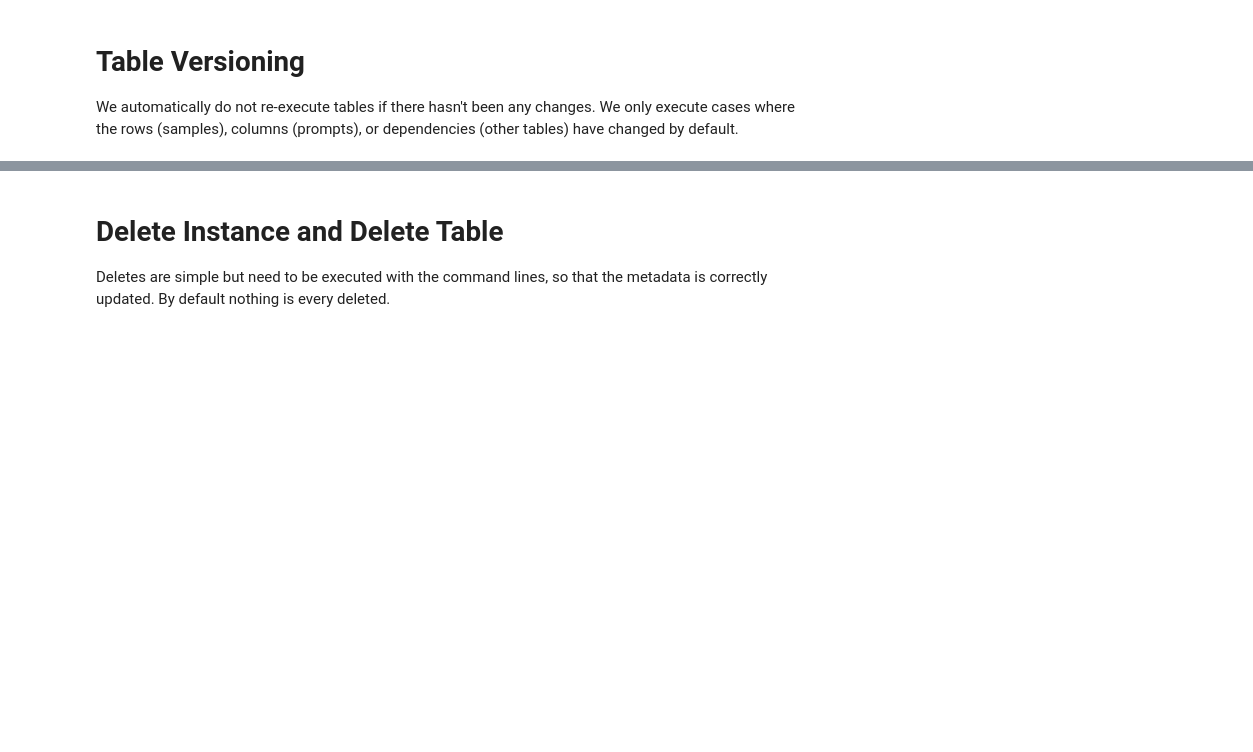
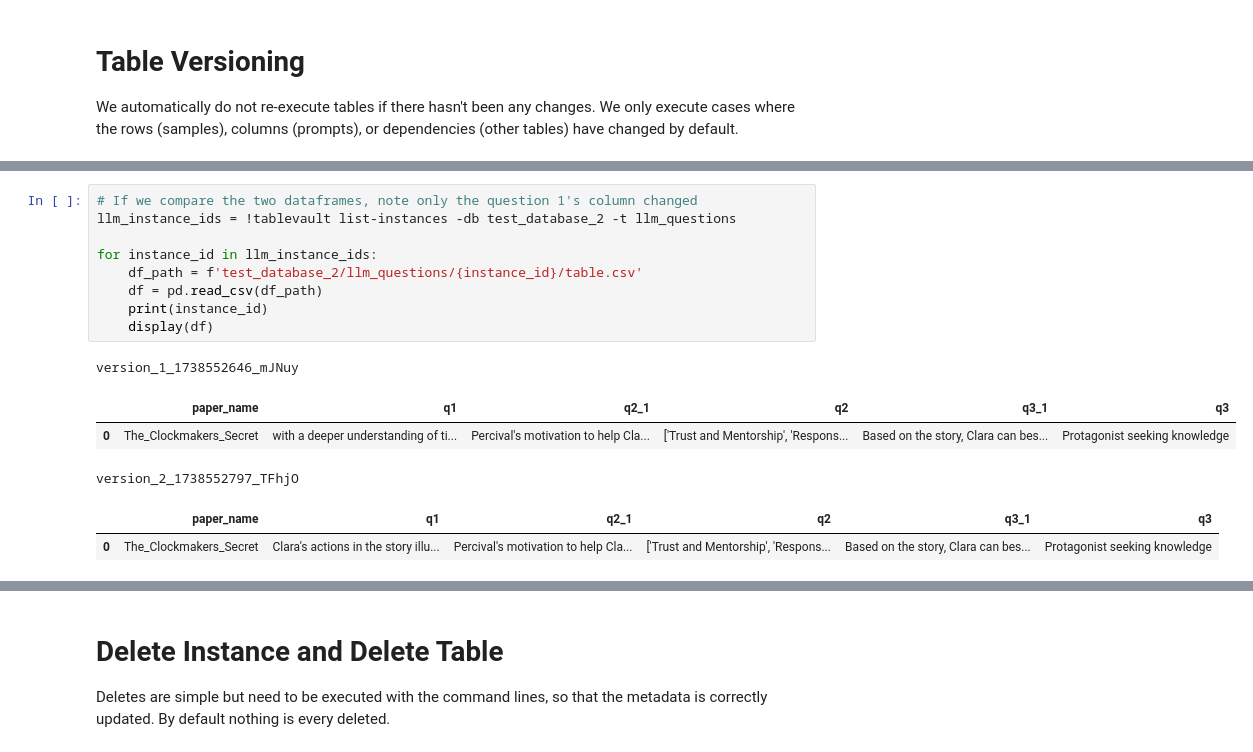
Before and after one commit to j2zhao/tablevault, a Jupyter notebook: examples/basic_example_command_line.ipynb, the cells around one changed output, grey strips where cells are left out. Cells and saved outputs as stored; diff of their text form; blank space fills up the shorter version.

```diff
--- a/examples/basic_example_command_line.ipynb
+++ b/examples/basic_example_command_line.ipynb
@@ -412,0 +436,16 @@ print_directory_tree(root_dir = 'test_database/stories', indent=" ")
+# %%
+# If we compare the two dataframes, note only the question 1's column changed
+llm_instance_ids = !tablevault list-instances -db test_database_2 -t llm_questions
+
+for instance_id in llm_instance_ids:
+    df_path = f'test_database_2/llm_questions/{instance_id}/table.csv'
+    df = pd.read_csv(df_path)
+    print(instance_id)
+    display(df)
+# %% [output]
+version_1_1738552646_mJNuy
+|  | paper_name | q1 | q2_1 | q2 | q3_1 | q3 |
+| 0 | The_Clockmakers_Secret | with a deeper understanding of ti... | Percival's motivation to help Cla... | ['Trust and Mentorship', 'Respons... | Based on the story, Clara can bes... | Protagonist seeking knowledge |
+version_2_1738552797_TFhjO
+|  | paper_name | q1 | q2_1 | q2 | q3_1 | q3 |
+| 0 | The_Clockmakers_Secret | Clara's actions in the story illu... | Percival's motivation to help Cla... | ['Trust and Mentorship', 'Respons... | Based on the story, Clara can bes... | Protagonist seeking knowledge |
```
Also changed, not shown: parts of 34 cells of this notebook, 44 other files.
